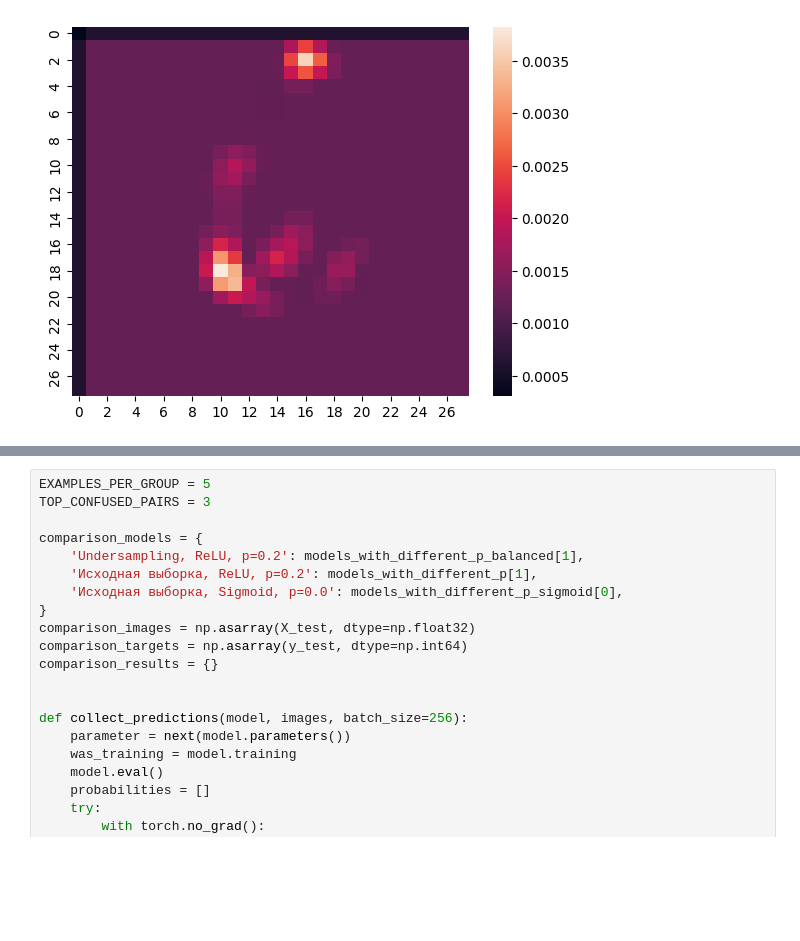
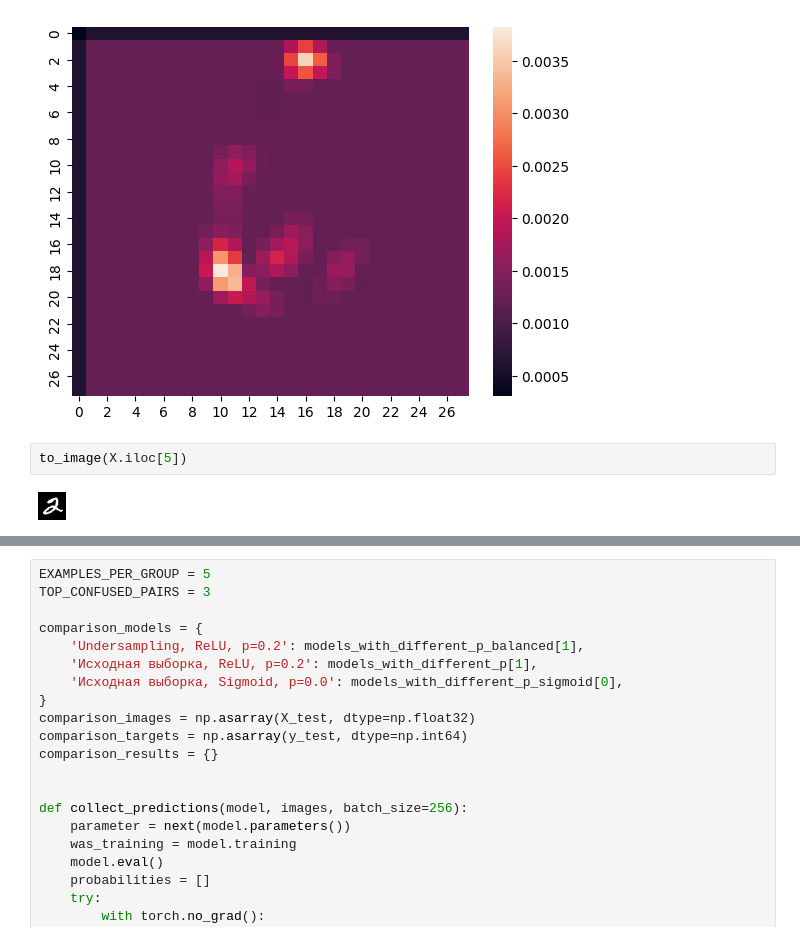
Before and after one commit to BorisVIkVik/MNIST_VALIDATION_LAB, a Jupyter notebook: Lab.ipynb, the cells around one changed output, grey strips where cells are left out. Drawn from its saved outputs; the diff is of its cells as text; blank space fills up the shorter version.

```diff
--- a/Lab.ipynb
+++ b/Lab.ipynb
@@ -655,4 +678,8 @@ sns.heatmap(occlusion(models_with_different_p_sigmoid[0], 2, np.array(to_image(X
 # %% [output]
 <Axes: >
 [figure]
+# %%
+to_image(X.iloc[5])
+# %% [output]
+[figure, added]
 # %%
```
Also changed, not shown: parts of 6 cells of this notebook.
